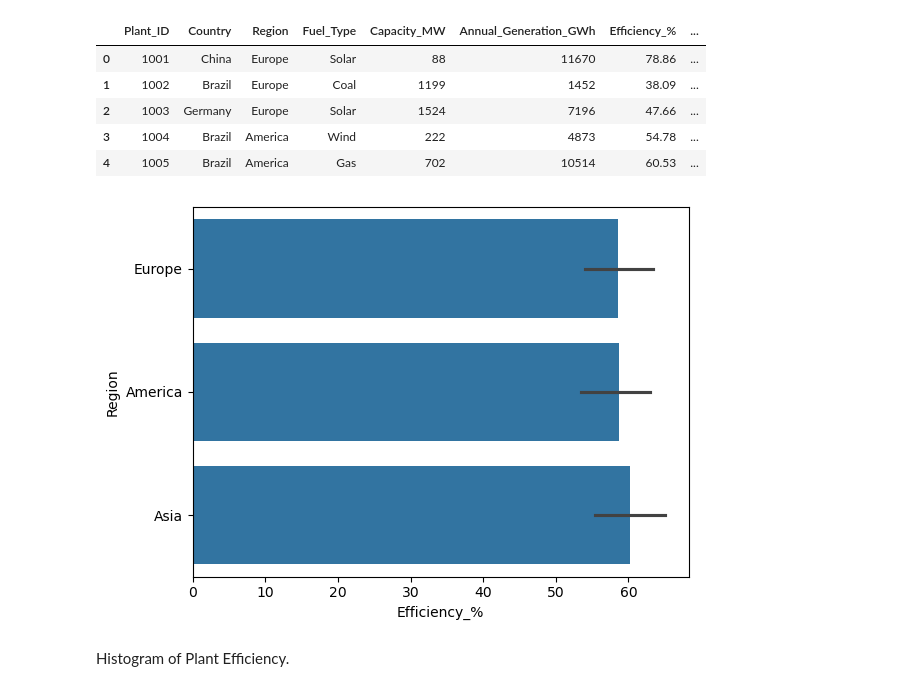
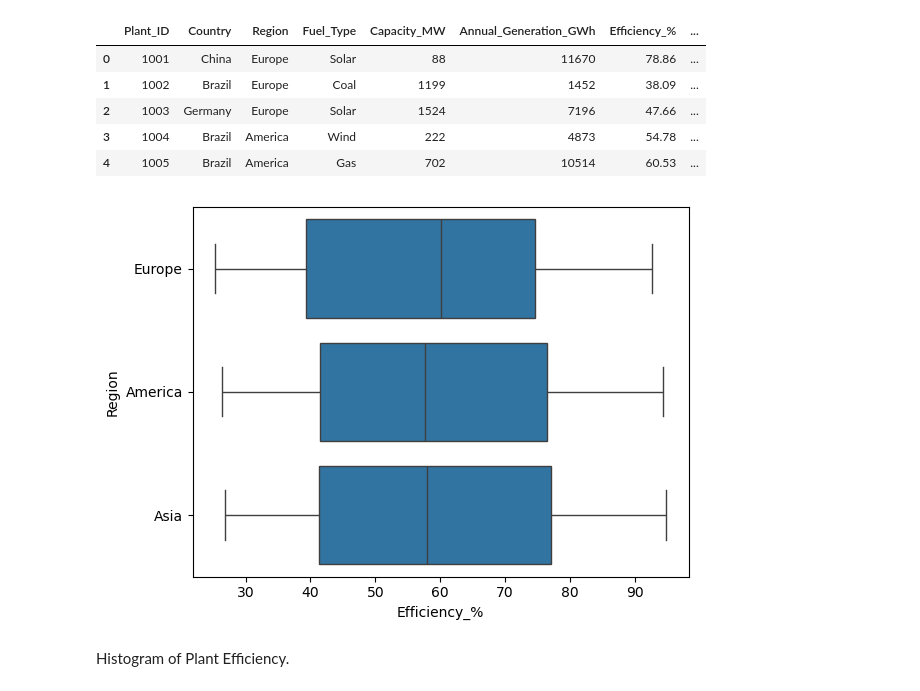
Before and after one commit to Dhanish-Raza/AIML-STUDY, a Jupyter notebook: final_eda_assesment.ipynb, the cells around one changed output. Saved outputs shown, nothing was run; the diff lists cells and outputs as text; code cells hidden in the pictures.

```diff
--- a/final_eda_assesment.ipynb
+++ b/final_eda_assesment.ipynb
@@ -340,10 +400,10 @@ df.head()
 | 3 | 1004 | Brazil | America | Wind | 222 | 4873 | 54.78 | ... |
 | 4 | 1005 | Brazil | America | Gas | 702 | 10514 | 60.53 | ... |
 # %%
-sns.barplot(data=df, x="Efficiency_%", y="Region")
+sns.boxplot(data=df, x="Efficiency_%", y="Region")
 plt.show()
 # %% [output]
-[figure, old version]
+[figure, new version]
 # %% [markdown]
 Histogram of Plant Efficiency.
 # %%
```
Also changed, not shown: parts of 26 cells of this notebook, 3 other files.
